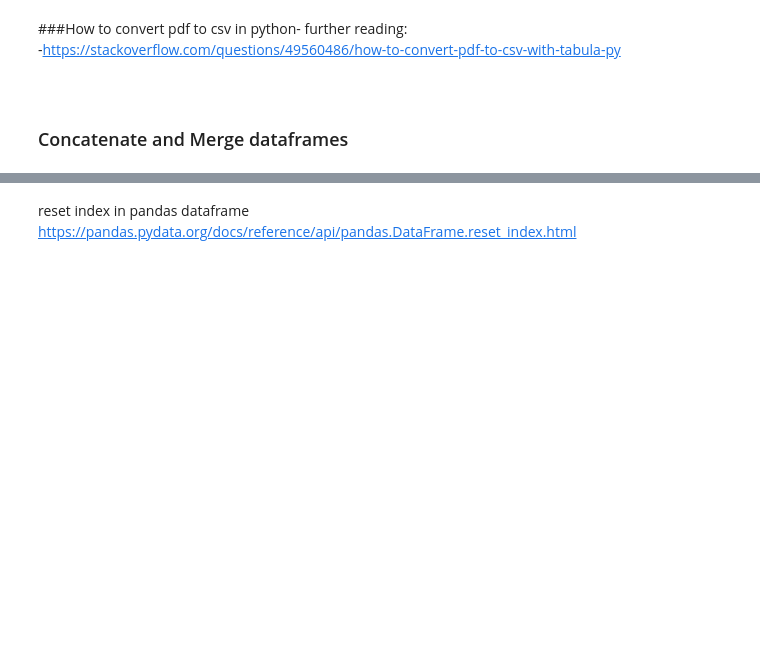
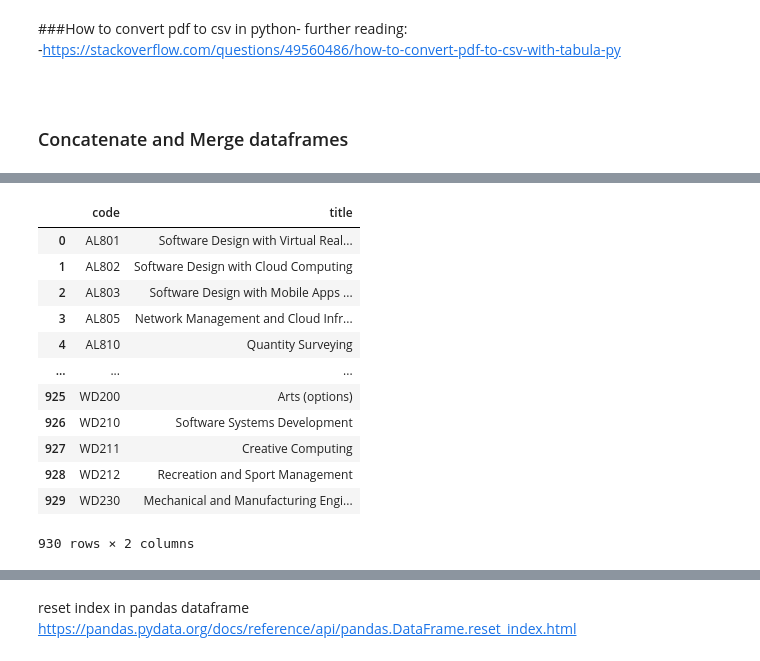
Before and after one commit to doodymack/Fun_of_DA_Assessment, a Jupyter notebook: CAO_points.ipynb, the cells around one changed output, grey strips where cells are left out. Cells and saved outputs as stored; diff of their text form; code cells hidden in the pictures; blank space fills up the shorter version.

```diff
--- a/CAO_points.ipynb
+++ b/CAO_points.ipynb
@@ -681,0 +783,20 @@ courses2020
+# %%
+#extract the required columns (course and points) from the dataframe
+courses2019= df2019[['Course Code' , 'COURSE']]
+courses2019.columns = ['code', 'title']
+# %%
+courses2019
+# %% [output]
+|  | code | title |
+| 0 | AL801 | Software Design with Virtual Real... |
+| 1 | AL802 | Software Design with Cloud Computing |
+| 2 | AL803 | Software Design with Mobile Apps ... |
+| 3 | AL805 | Network Management and Cloud Infr... |
+| 4 | AL810 | Quantity Surveying |
+| ... | ... | ... |
+| 925 | WD200 | Arts (options) |
+| 926 | WD210 | Software Systems Development |
+| 927 | WD211 | Creative Computing |
+| 928 | WD212 | Recreation and Sport Management |
+| 929 | WD230 | Mechanical and Manufacturing Engi... |
+930 rows × 2 columns
```
Also changed, not shown: parts of 52 cells of this notebook, 19 other files.
